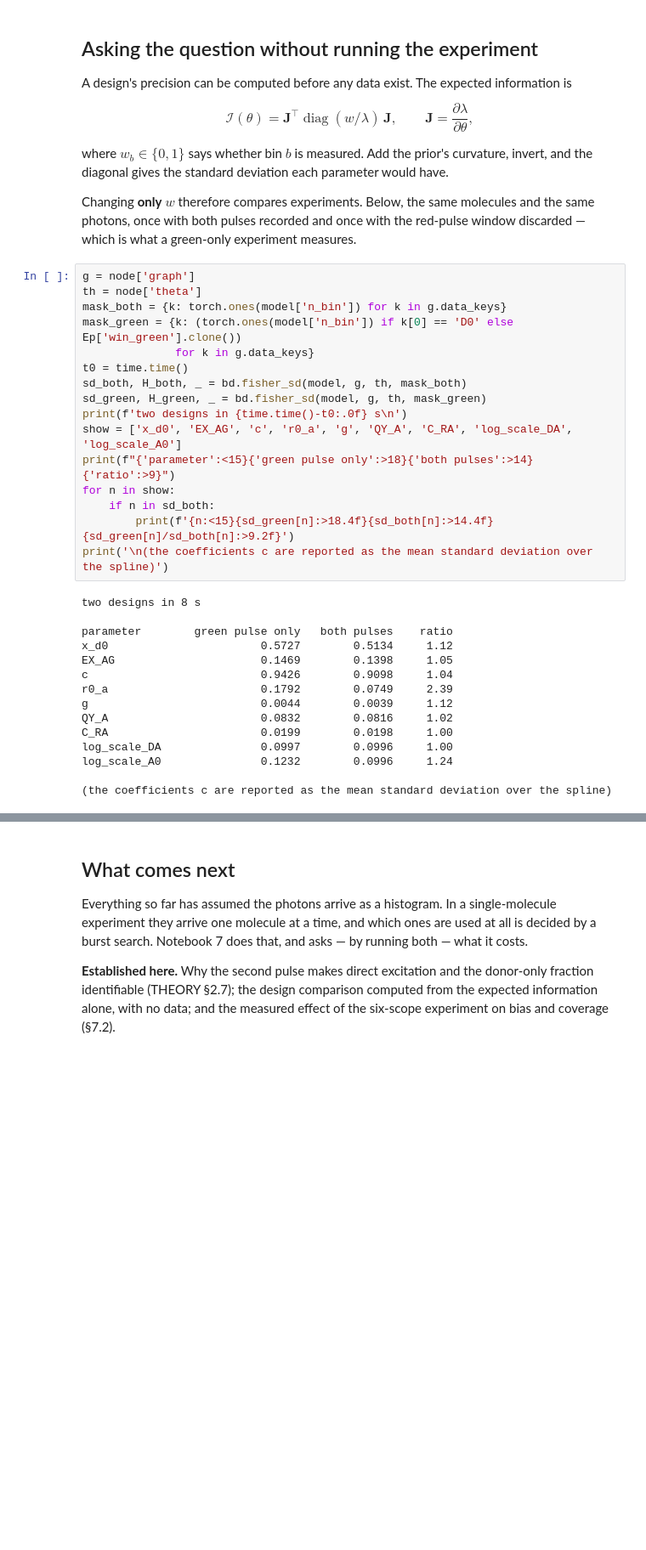
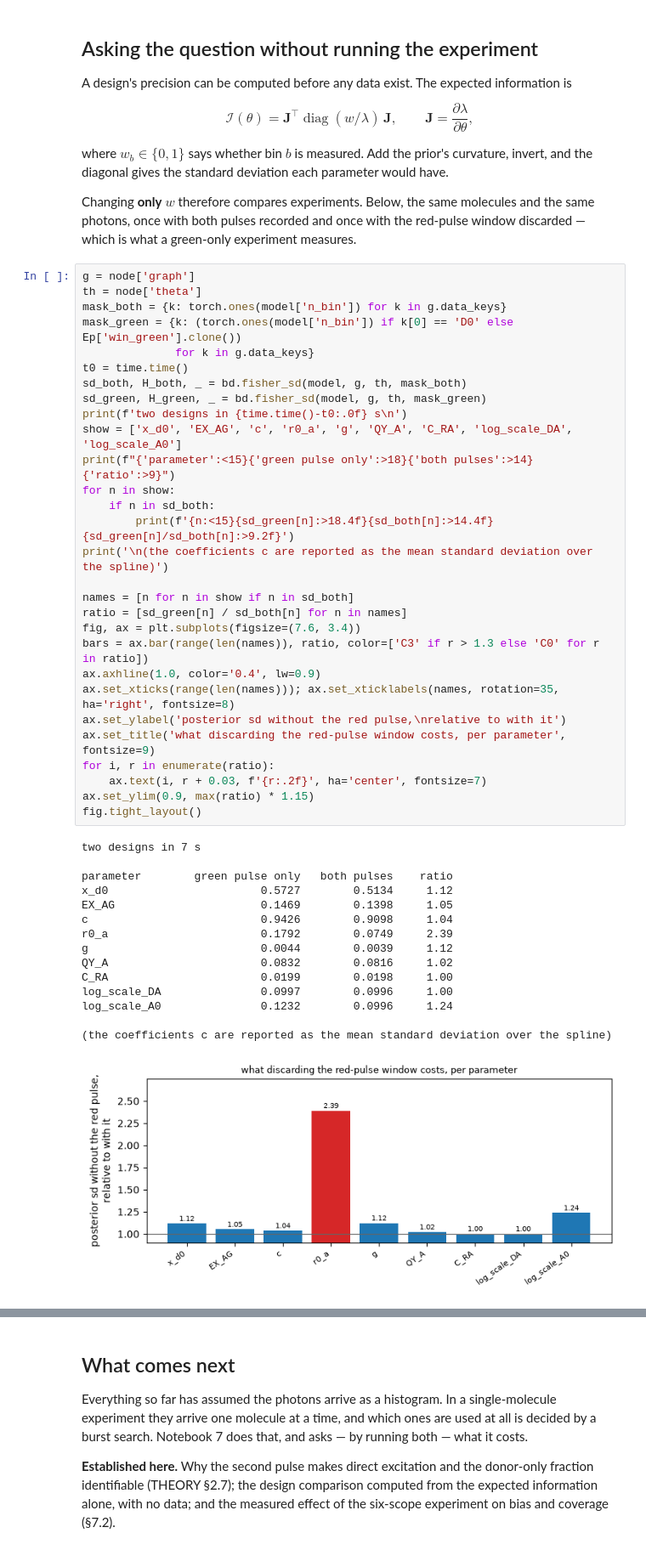
Before and after one commit to Fluorescence-Tools/IMP.bff, a Jupyter notebook: examples/spectroscopy/bayesian_decays/06_the_experiment.ipynb, the cells around one changed output, grey strips where cells are left out. Shown at 85% size. Drawn from its saved outputs; the diff is of its cells as text; blank space fills up the shorter version.

```diff
--- a/examples/spectroscopy/bayesian_decays/06_the_experiment.ipynb
+++ b/examples/spectroscopy/bayesian_decays/06_the_experiment.ipynb
@@ -86,34 +86,48 @@ measures.
 # %%
 g = node['graph']
 th = node['theta']
 mask_both = {k: torch.ones(model['n_bin']) for k in g.data_keys}
 mask_green = {k: (torch.ones(model['n_bin']) if k[0] == 'D0' else Ep['win_green'].clone())
               for k in g.data_keys}
 t0 = time.time()
 sd_both, H_both, _ = bd.fisher_sd(model, g, th, mask_both)
 sd_green, H_green, _ = bd.fisher_sd(model, g, th, mask_green)
 print(f'two designs in {time.time()-t0:.0f} s\n')
 show = ['x_d0', 'EX_AG', 'c', 'r0_a', 'g', 'QY_A', 'C_RA', 'log_scale_DA', 'log_scale_A0']
 print(f"{'parameter':<15}{'green pulse only':>18}{'both pulses':>14}{'ratio':>9}")
 for n in show:
     if n in sd_both:
         print(f'{n:<15}{sd_green[n]:>18.4f}{sd_both[n]:>14.4f}{sd_green[n]/sd_both[n]:>9.2f}')
 print('\n(the coefficients c are reported as the mean standard deviation over the spline)')
+
+names = [n for n in show if n in sd_both]
+ratio = [sd_green[n] / sd_both[n] for n in names]
+fig, ax = plt.subplots(figsize=(7.6, 3.4))
+bars = ax.bar(range(len(names)), ratio, color=['C3' if r > 1.3 else 'C0' for r in ratio])
+ax.axhline(1.0, color='0.4', lw=0.9)
+ax.set_xticks(range(len(names))); ax.set_xticklabels(names, rotation=35, ha='right', fontsize=8)
+ax.set_ylabel('posterior sd without the red pulse,\nrelative to with it')
+ax.set_title('what discarding the red-pulse window costs, per parameter', fontsize=9)
+for i, r in enumerate(ratio):
+    ax.text(i, r + 0.03, f'{r:.2f}', ha='center', fontsize=7)
+ax.set_ylim(0.9, max(ratio) * 1.15)
+fig.tight_layout()
 # %% [output]
-two designs in 8 s
+two designs in 7 s
 
 parameter        green pulse only   both pulses    ratio
 x_d0                       0.5727        0.5134     1.12
 EX_AG                      0.1469        0.1398     1.05
 c                          0.9426        0.9098     1.04
 r0_a                       0.1792        0.0749     2.39
 g                          0.0044        0.0039     1.12
 QY_A                       0.0832        0.0816     1.02
 C_RA                       0.0199        0.0198     1.00
 log_scale_DA               0.0997        0.0996     1.00
 log_scale_A0               0.1232        0.0996     1.24
 
 (the coefficients c are reported as the mean standard deviation over the spline)
+[figure, added]
 # %% [markdown]
 ### Read that table carefully, because it is easy to over-read
 
```
Also changed, not shown: parts of 1 cell of this notebook.
